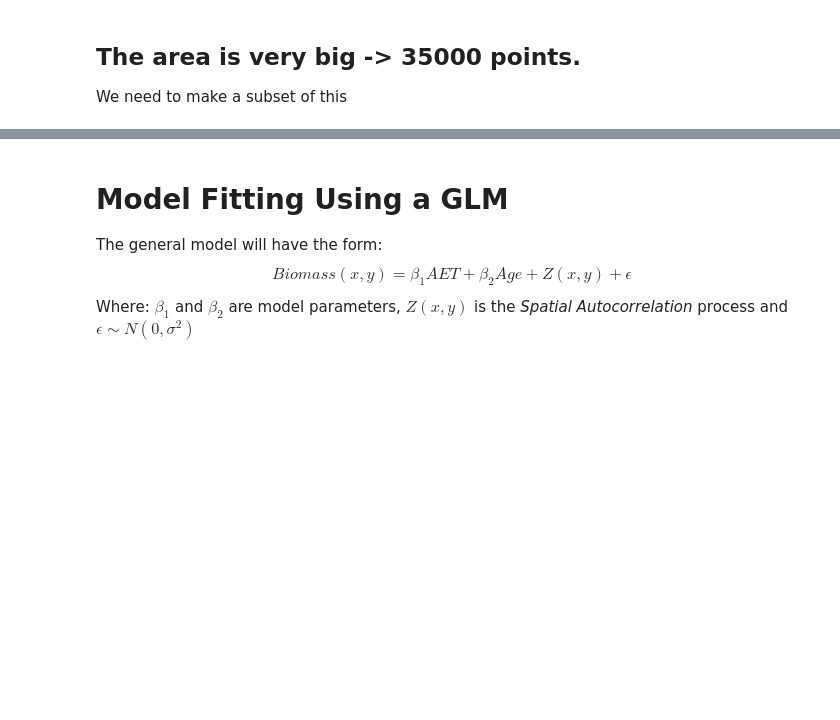
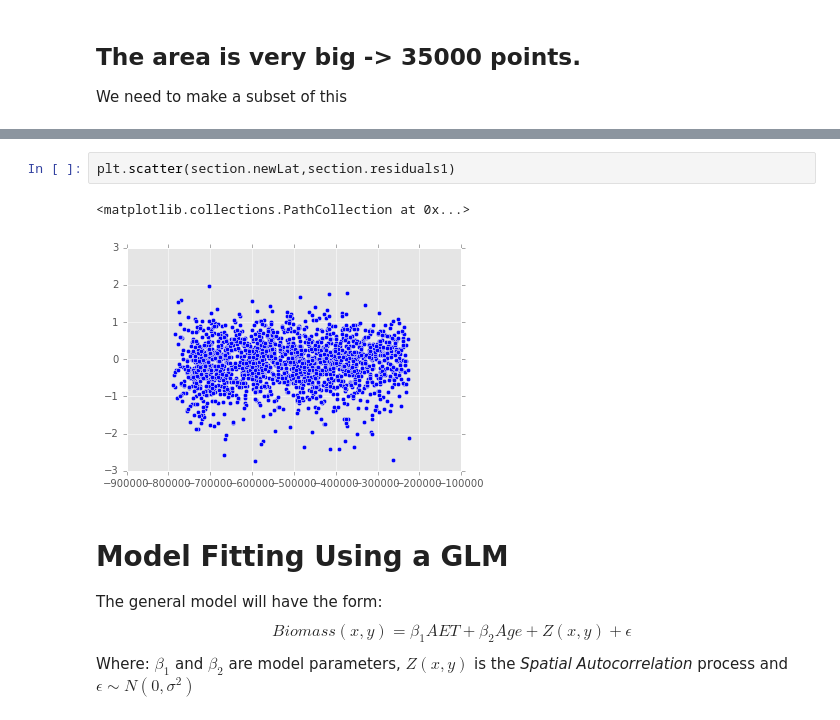
Before and after one commit to molgor/spystats, a Jupyter notebook: notebooks/log_spatial_autocorrelation_with_trend.ipynb, the cells around one changed output, grey strips where cells are left out. Drawn from its saved outputs; the diff is of its cells as text; blank space fills up the shorter version.

```diff
--- a/notebooks/log_spatial_autocorrelation_with_trend.ipynb
+++ b/notebooks/log_spatial_autocorrelation_with_trend.ipynb
@@ -113,3 +118,8 @@ Wall time: 47.1 s
+# %%
+plt.scatter(section.newLat,section.residuals1)
+# %% [output]
+<matplotlib.collections.PathCollection at 0x...>
+[figure, added]
 # %% [markdown]
 # Model Fitting Using a GLM
 
```
Also changed, not shown: parts of 8 cells of this notebook, 6 other files.
